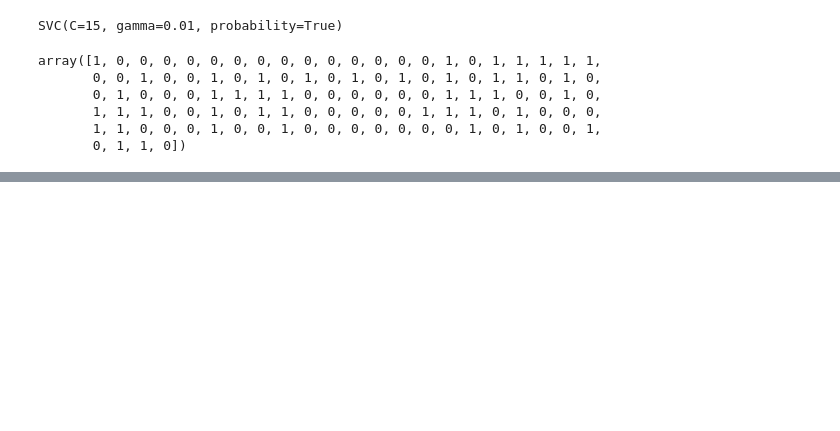
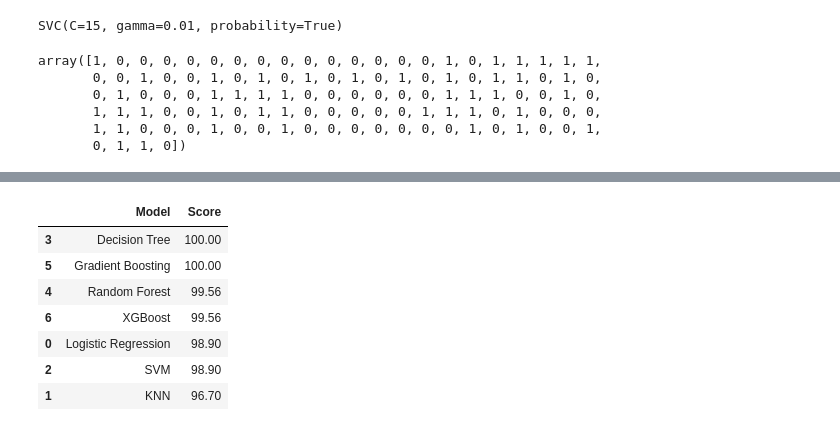
Before and after one commit to VikramEnugala/vikram, a Jupyter notebook: BREAST_CANCER.ipynb, the cells around one changed output, grey strips where cells are left out. Drawn from its saved outputs; the diff is of its cells as text; code cells hidden in the pictures; blank space fills up the shorter version.

```diff
--- a/BREAST_CANCER.ipynb
+++ b/BREAST_CANCER.ipynb
@@ -318,0 +462,8 @@ array([1, 0, 0, 0, 0, 0, 0, 0, 0, 0, 0, 0, 0, 0, 0, 1, 0, 1, 1, 1, 1, 1,
+# %%
+from sklearn.metrics import accuracy_score, confusion_matrix, classification_report
+print( accuracy_score(y_train,knn.predict(X_train)))
+gb_acc = accuracy_score(y_train, gb.predict(X_train))
+print(gb_acc)
+y_pred = gb.predict(X_test)
+print(confusion_matrix(y_test, y_pred))
+print(classification_report(y_test, y_pred))
@@ -318,0 +520,15 @@ array([1, 0, 0, 0, 0, 0, 0, 0, 0, 0, 0, 0, 0, 0, 0, 1, 0, 1, 1, 1, 1, 1,
+# %%
+models = pd.DataFrame ({
+    'Model': ['Logistic Regression', 'KNN', 'SVM', 'Decision Tree', 'Random Forest', 'Gradient Boosting', 'XGBoost'],
+    'Score': [100*round(log_reg_acc,4), 100*round(knn_acc,4), 100*round(svc_acc,4), 100*round(dt_acc,4), 100*round(rf_acc,4), 100*round(gb_acc,4), 100*round(xgb_acc,4)]
+})
+models.sort_values(by='Score', ascending=False)
+# %% [output]
+|  | Model | Score |
+| 3 | Decision Tree | 100.00 |
+| 5 | Gradient Boosting | 100.00 |
+| 4 | Random Forest | 99.56 |
+| 6 | XGBoost | 99.56 |
+| 0 | Logistic Regression | 98.90 |
+| 2 | SVM | 98.90 |
+| 1 | KNN | 96.70 |
```
Also changed, not shown: parts of 22 cells of this notebook.
